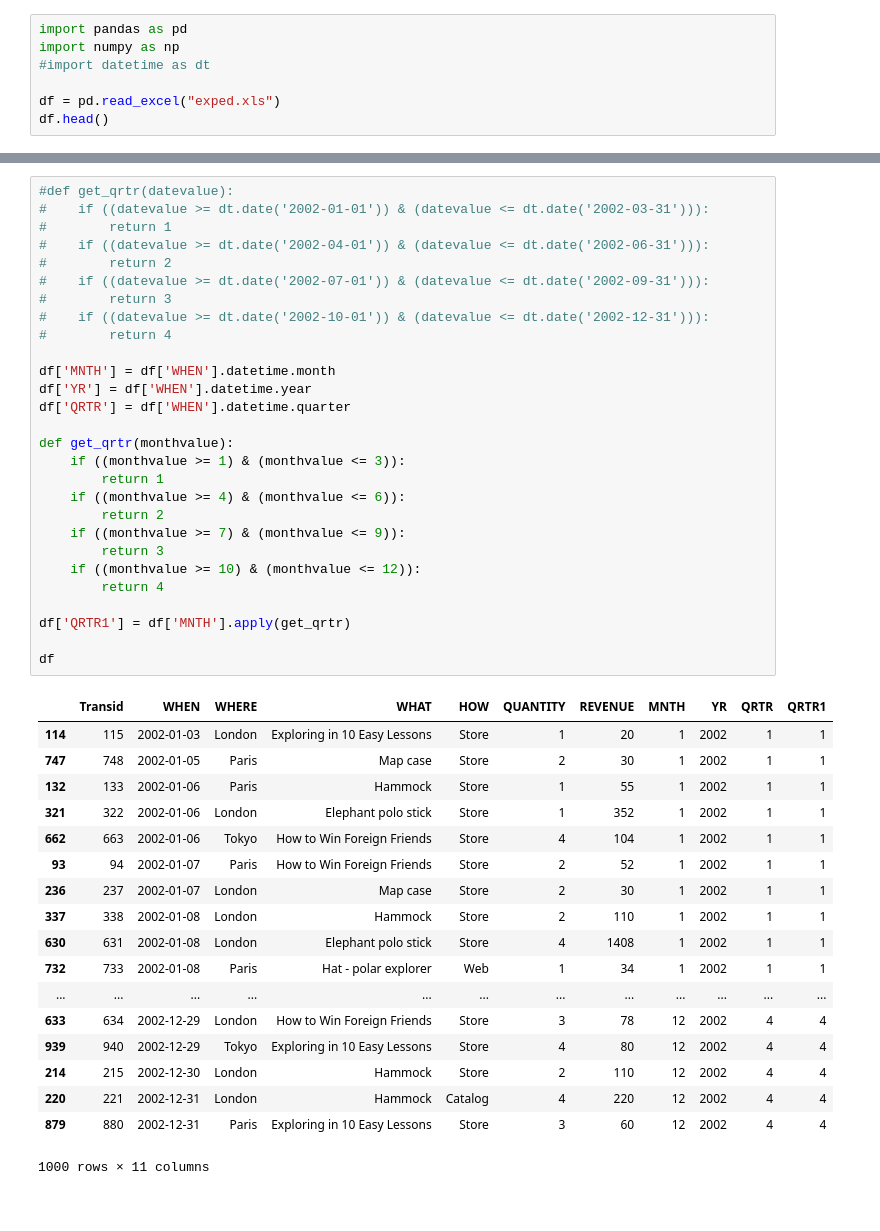
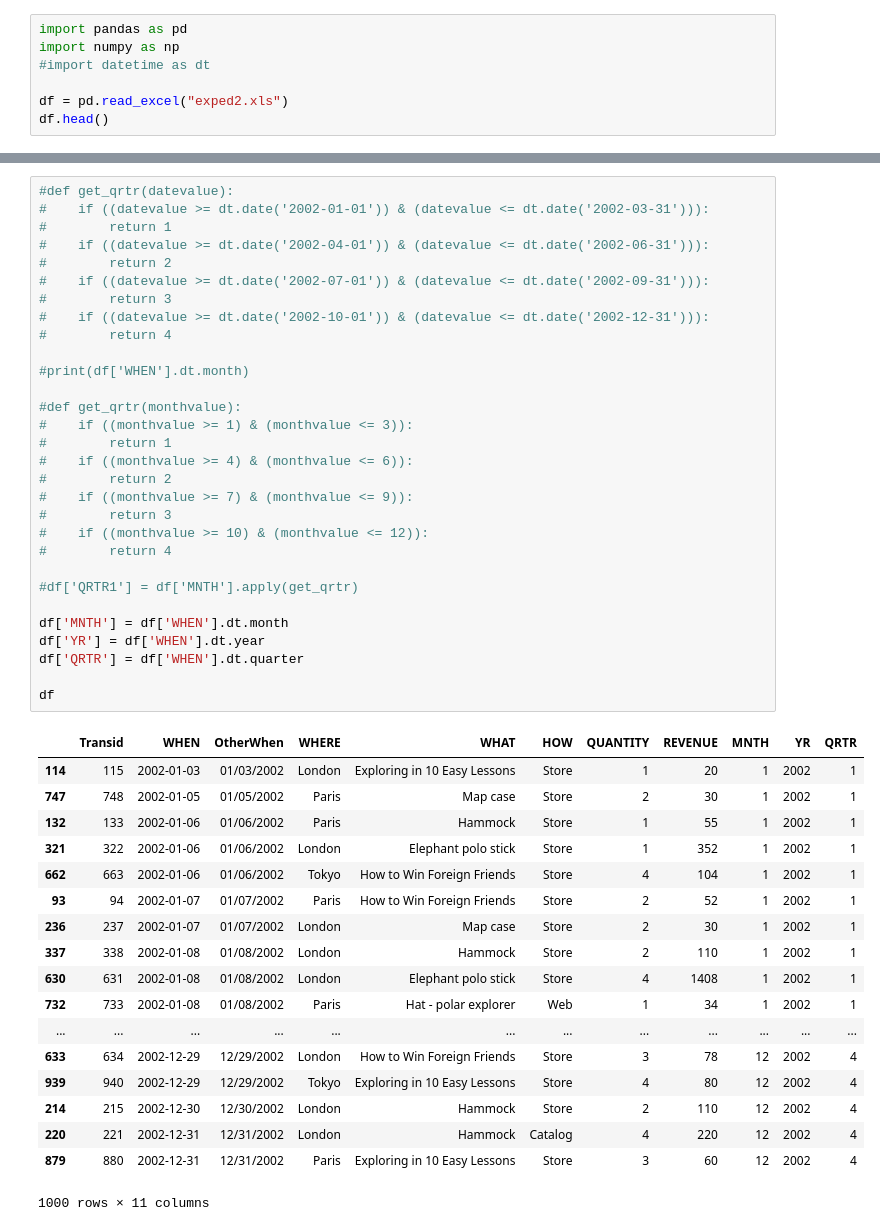
Before and after one commit to piyushppathak/MC2018FDABC, a Jupyter notebook: Pivot/Expeditioner.ipynb, the cells around one changed output, grey strips where cells are left out. Cells and saved outputs as stored; diff of their text form.

```diff
--- a/Pivot/Expeditioner.ipynb
+++ b/Pivot/Expeditioner.ipynb
@@ -17,6 +15,6 @@ import pandas as pd
 import numpy as np
 #import datetime as dt
 
-df = pd.read_excel("exped.xls")
+df = pd.read_excel("exped2.xls")
 df.head()
 # %% [output]
@@ -51,48 +49,50 @@ df
 # %%
 #def get_qrtr(datevalue):
 #    if ((datevalue >= dt.date('2002-01-01')) & (datevalue <= dt.date('2002-03-31'))):
 #        return 1
 #    if ((datevalue >= dt.date('2002-04-01')) & (datevalue <= dt.date('2002-06-31'))):
 #        return 2
 #    if ((datevalue >= dt.date('2002-07-01')) & (datevalue <= dt.date('2002-09-31'))):
 #        return 3
 #    if ((datevalue >= dt.date('2002-10-01')) & (datevalue <= dt.date('2002-12-31'))):
 #        return 4
 
-df['MNTH'] = df['WHEN'].datetime.month
-df['YR'] = df['WHEN'].datetime.year
-df['QRTR'] = df['WHEN'].datetime.quarter
+#print(df['WHEN'].dt.month)
 
-def get_qrtr(monthvalue):
-    if ((monthvalue >= 1) & (monthvalue <= 3)):
-        return 1
-    if ((monthvalue >= 4) & (monthvalue <= 6)):
-        return 2
-    if ((monthvalue >= 7) & (monthvalue <= 9)):
-        return 3
-    if ((monthvalue >= 10) & (monthvalue <= 12)):
-        return 4
+#def get_qrtr(monthvalue):
+#    if ((monthvalue >= 1) & (monthvalue <= 3)):
+#        return 1
+#    if ((monthvalue >= 4) & (monthvalue <= 6)):
+#        return 2
+#    if ((monthvalue >= 7) & (monthvalue <= 9)):
+#        return 3
+#    if ((monthvalue >= 10) & (monthvalue <= 12)):
+#        return 4
 
-df['QRTR1'] = df['MNTH'].apply(get_qrtr)
+#df['QRTR1'] = df['MNTH'].apply(get_qrtr)
+
+df['MNTH'] = df['WHEN'].dt.month
+df['YR'] = df['WHEN'].dt.year
+df['QRTR'] = df['WHEN'].dt.quarter
 
 df
 # %% [output]
-|  | Transid | WHEN | WHERE | WHAT | HOW | QUANTITY | REVENUE | MNTH | YR | QRTR | QRTR1 |
-| 114 | 115 | 2002-01-03 | London | Exploring in 10 Easy Lessons | Store | 1 | 20 | 1 | 2002 | 1 | 1 |
-| 747 | 748 | 2002-01-05 | Paris | Map case | Store | 2 | 30 | 1 | 2002 | 1 | 1 |
-| 132 | 133 | 2002-01-06 | Paris | Hammock | Store | 1 | 55 | 1 | 2002 | 1 | 1 |
-| 321 | 322 | 2002-01-06 | London | Elephant polo stick | Store | 1 | 352 | 1 | 2002 | 1 | 1 |
-| 662 | 663 | 2002-01-06 | Tokyo | How to Win Foreign Friends | Store | 4 | 104 | 1 | 2002 | 1 | 1 |
-| 93 | 94 | 2002-01-07 | Paris | How to Win Foreign Friends | Store | 2 | 52 | 1 | 2002 | 1 | 1 |
-| 236 | 237 | 2002-01-07 | London | Map case | Store | 2 | 30 | 1 | 2002 | 1 | 1 |
-| 337 | 338 | 2002-01-08 | London | Hammock | Store | 2 | 110 | 1 | 2002 | 1 | 1 |
-| 630 | 631 | 2002-01-08 | London | Elephant polo stick | Store | 4 | 1408 | 1 | 2002 | 1 | 1 |
-| 732 | 733 | 2002-01-08 | Paris | Hat - polar explorer | Web | 1 | 34 | 1 | 2002 | 1 | 1 |
+|  | Transid | WHEN | OtherWhen | WHERE | WHAT | HOW | QUANTITY | REVENUE | MNTH | YR | QRTR |
+| 114 | 115 | 2002-01-03 | 01/03/2002 | London | Exploring in 10 Easy Lessons | Store | 1 | 20 | 1 | 2002 | 1 |
+| 747 | 748 | 2002-01-05 | 01/05/2002 | Paris | Map case | Store | 2 | 30 | 1 | 2002 | 1 |
+| 132 | 133 | 2002-01-06 | 01/06/2002 | Paris | Hammock | Store | 1 | 55 | 1 | 2002 | 1 |
+| 321 | 322 | 2002-01-06 | 01/06/2002 | London | Elephant polo stick | Store | 1 | 352 | 1 | 2002 | 1 |
+| 662 | 663 | 2002-01-06 | 01/06/2002 | Tokyo | How to Win Foreign Friends | Store | 4 | 104 | 1 | 2002 | 1 |
+| 93 | 94 | 2002-01-07 | 01/07/2002 | Paris | How to Win Foreign Friends | Store | 2 | 52 | 1 | 2002 | 1 |
+| 236 | 237 | 2002-01-07 | 01/07/2002 | London | Map case | Store | 2 | 30 | 1 | 2002 | 1 |
+| 337 | 338 | 2002-01-08 | 01/08/2002 | London | Hammock | Store | 2 | 110 | 1 | 2002 | 1 |
+| 630 | 631 | 2002-01-08 | 01/08/2002 | London | Elephant polo stick | Store | 4 | 1408 | 1 | 2002 | 1 |
+| 732 | 733 | 2002-01-08 | 01/08/2002 | Paris | Hat - polar explorer | Web | 1 | 34 | 1 | 2002 | 1 |
 | ... | ... | ... | ... | ... | ... | ... | ... | ... | ... | ... | ... |
-| 633 | 634 | 2002-12-29 | London | How to Win Foreign Friends | Store | 3 | 78 | 12 | 2002 | 4 | 4 |
-| 939 | 940 | 2002-12-29 | Tokyo | Exploring in 10 Easy Lessons | Store | 4 | 80 | 12 | 2002 | 4 | 4 |
-| 214 | 215 | 2002-12-30 | London | Hammock | Store | 2 | 110 | 12 | 2002 | 4 | 4 |
-| 220 | 221 | 2002-12-31 | London | Hammock | Catalog | 4 | 220 | 12 | 2002 | 4 | 4 |
-| 879 | 880 | 2002-12-31 | Paris | Exploring in 10 Easy Lessons | Store | 3 | 60 | 12 | 2002 | 4 | 4 |
+| 633 | 634 | 2002-12-29 | 12/29/2002 | London | How to Win Foreign Friends | Store | 3 | 78 | 12 | 2002 | 4 |
+| 939 | 940 | 2002-12-29 | 12/29/2002 | Tokyo | Exploring in 10 Easy Lessons | Store | 4 | 80 | 12 | 2002 | 4 |
+| 214 | 215 | 2002-12-30 | 12/30/2002 | London | Hammock | Store | 2 | 110 | 12 | 2002 | 4 |
+| 220 | 221 | 2002-12-31 | 12/31/2002 | London | Hammock | Catalog | 4 | 220 | 12 | 2002 | 4 |
+| 879 | 880 | 2002-12-31 | 12/31/2002 | Paris | Exploring in 10 Easy Lessons | Store | 3 | 60 | 12 | 2002 | 4 |
 1000 rows × 11 columns
 # %%
```
Also changed, not shown: parts of 4 cells of this notebook, 1 other file.
